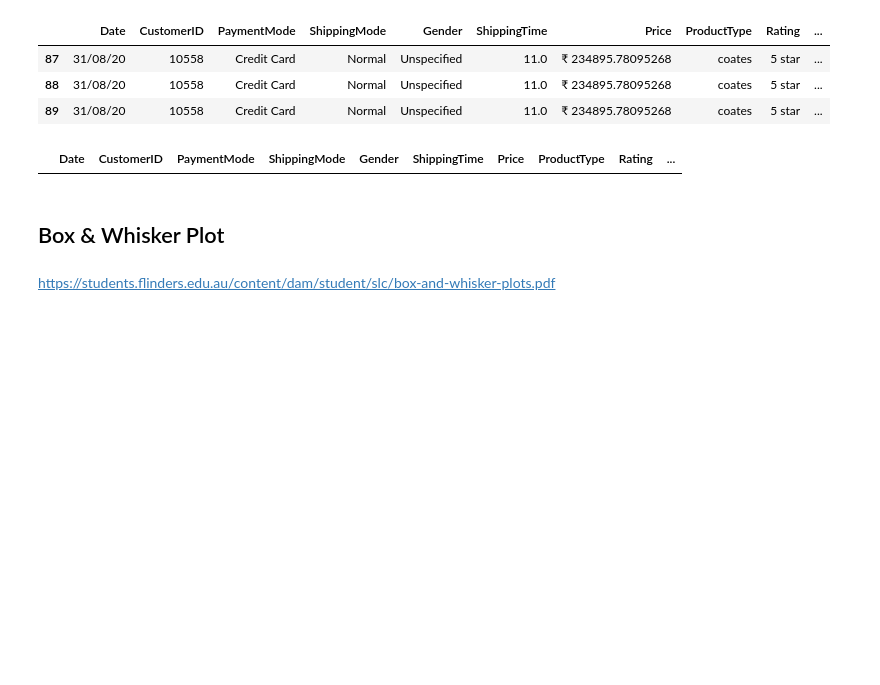
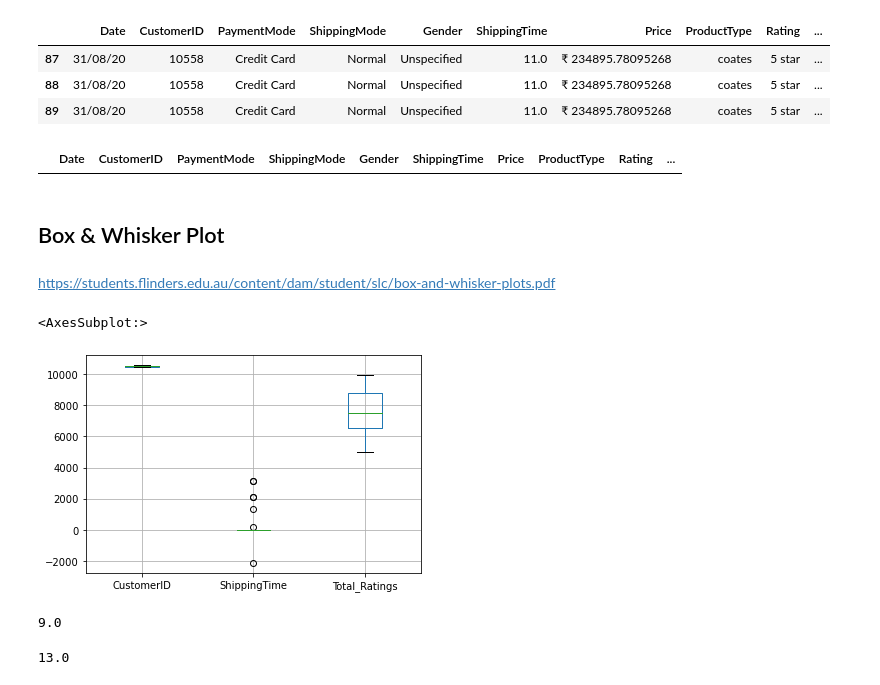
Before and after one commit to SimplyLearner/pandas_use_case, a Jupyter notebook: Use Bello Fashion.ipynb, the cells around one changed output. Cells and saved outputs as stored; diff of their text form; code cells hidden in the pictures; blank space fills up the shorter version.

```diff
--- a/Use Bello Fashion.ipynb
+++ b/Use Bello Fashion.ipynb
@@ -133,4 +133,19 @@ data[data.duplicated()] # Duplicate entries have been removed
 # %% [markdown]
 https://students.flinders.edu.au/content/dam/student/slc/box-and-whisker-plots.pdf
 # %%
-data
+data.boxplot()
+# %% [output]
+<AxesSubplot:>
+[figure, added]
+# %%
+q1 = data["ShippingTime"].quantile(.25)
+q3 = data["ShippingTime"].quantile(.75)
+IQR = q3 - q1
+IQR
+# %% [output]
+9.0
+# %%
+q2 = data["ShippingTime"].median()
+q2
+# %% [output]
+13.0
```
Also changed, not shown: parts of 6 cells of this notebook.
